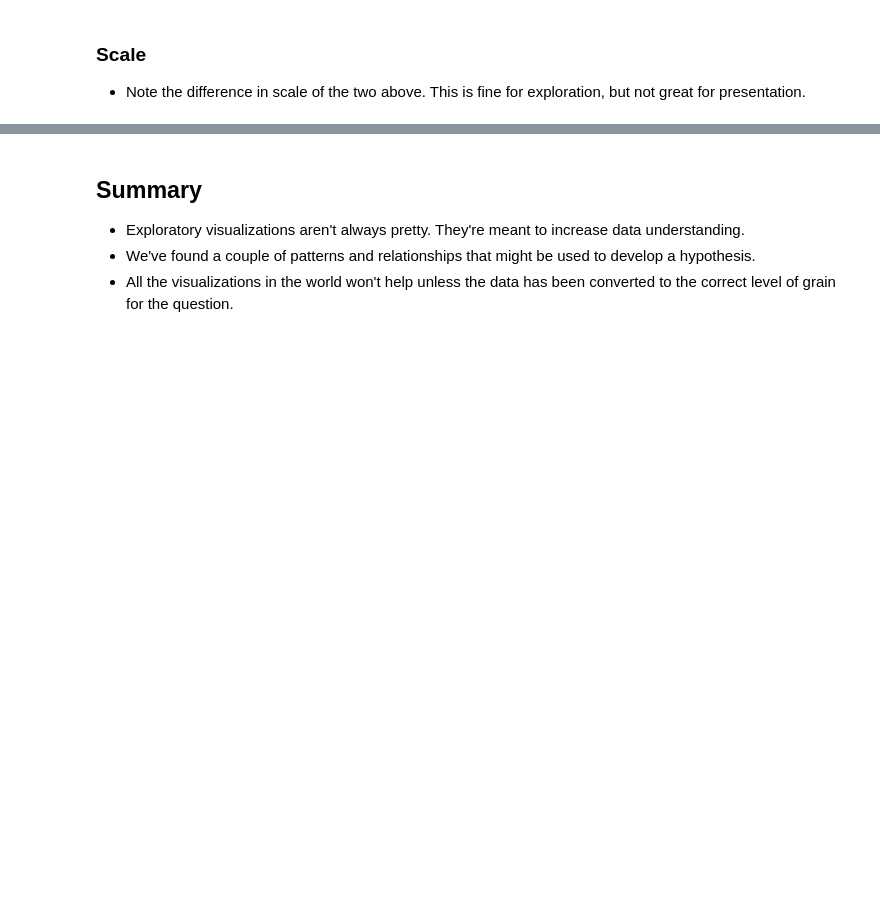
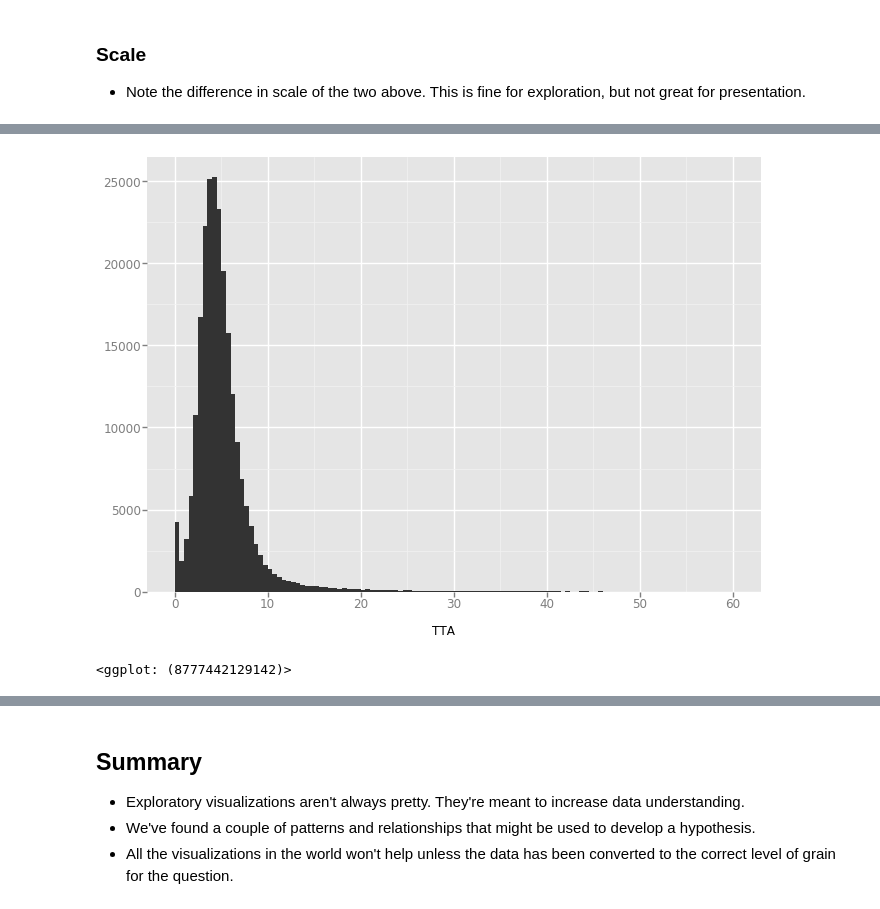
Before and after one commit to billmcmillin/dcs2, a Jupyter notebook: Data_Visualization_Python_Workshop.ipynb, the cells around one changed output, grey strips where cells are left out. Drawn from its saved outputs; the diff is of its cells as text; code cells hidden in the pictures; blank space fills up the shorter version.

```diff
--- a/Data_Visualization_Python_Workshop.ipynb
+++ b/Data_Visualization_Python_Workshop.ipynb
@@ -180,0 +205,6 @@ sorted_resp_times[-10:].plot.barh(width=0.8, color="green")
+# %%
+under_60 = fire_df[fire_df['TTA'] < 60]
+ggplot(under_60, aes(x='TTA')) + geom_histogram(binwidth=0.5)
+# %% [output]
+[figure, added]
+<ggplot: (8777442129142)>
```
Also changed, not shown: parts of 7 cells of this notebook.
